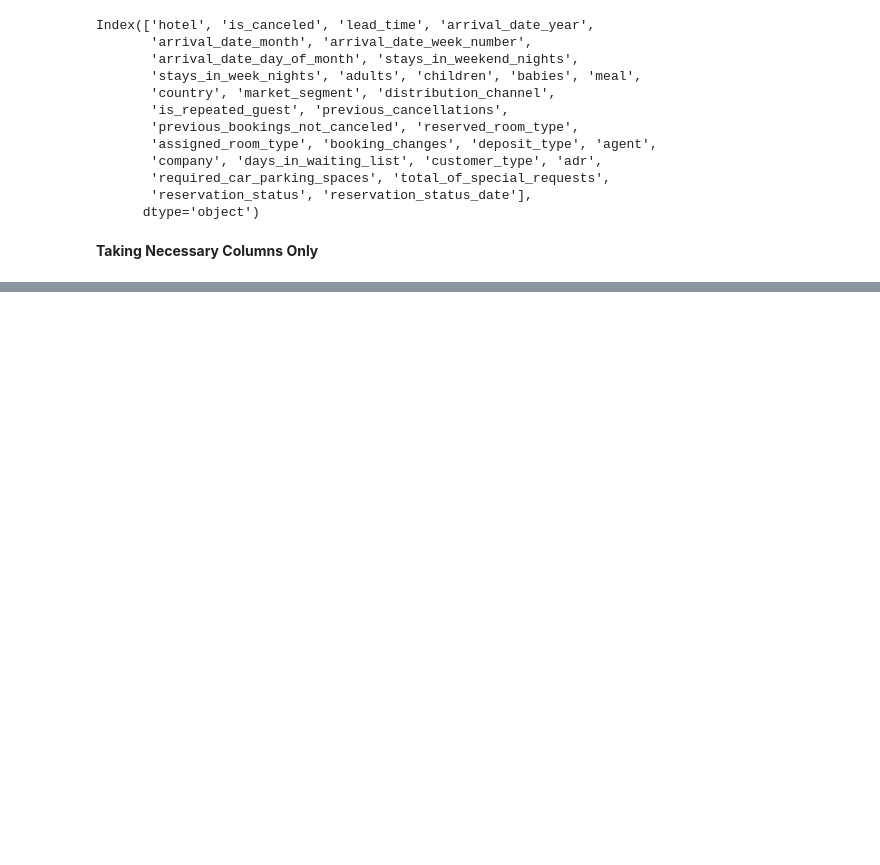
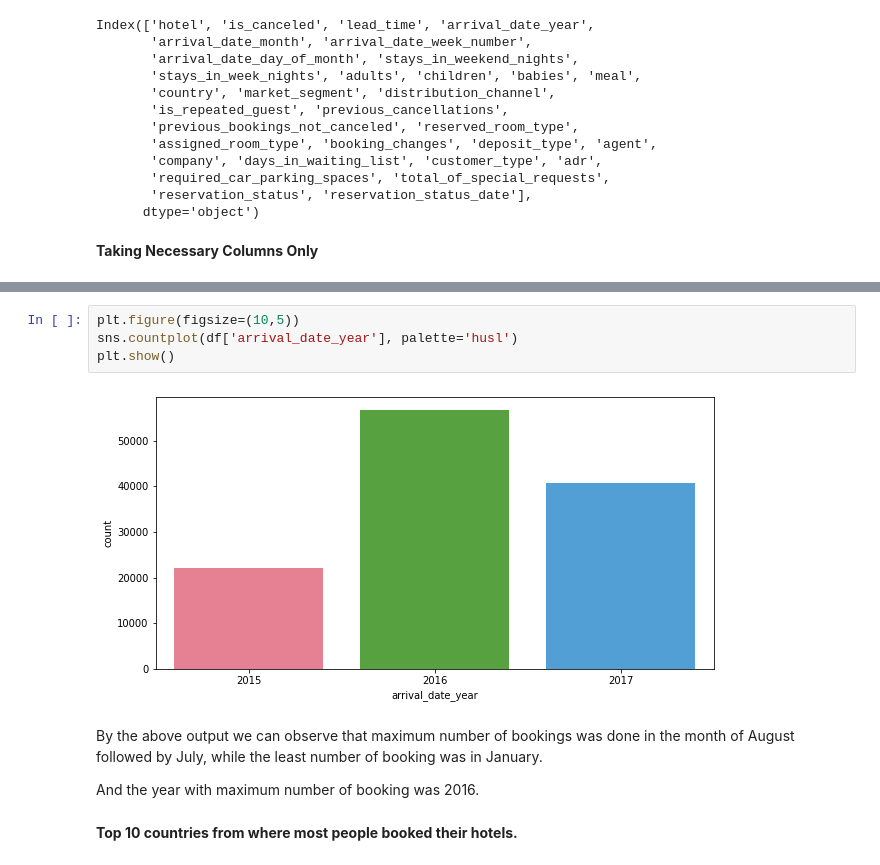
Before and after one commit to jayantimala/Hotel-booking-data-analysis, a Jupyter notebook: Jayanti_Mala_Hotel_Booking_Analysis_Capstone_Project.ipynb, the cells around one changed output, grey strips where cells are left out. Saved outputs shown, nothing was run; the diff lists cells and outputs as text; blank space fills up the shorter version.

```diff
--- a/Jayanti_Mala_Hotel_Booking_Analysis_Capstone_Project.ipynb
+++ b/Jayanti_Mala_Hotel_Booking_Analysis_Capstone_Project.ipynb
@@ -140,0 +178,13 @@ new_df.head(5)
+# %%
+plt.figure(figsize=(10,5))
+sns.countplot(df['arrival_date_year'], palette='husl')
+plt.show()
+# %% [output]
+[figure, added]
+# %% [markdown]
+By the above output we can observe that maximum
+number of bookings was done in the month of August followed by July, while the least number of booking was in January.
+
+And the year with maximum number of booking was 2016.
+# %% [markdown]
+**Top 10 countries from where most people booked their hotels.**
```
Also changed, not shown: parts of 15 cells of this notebook.
